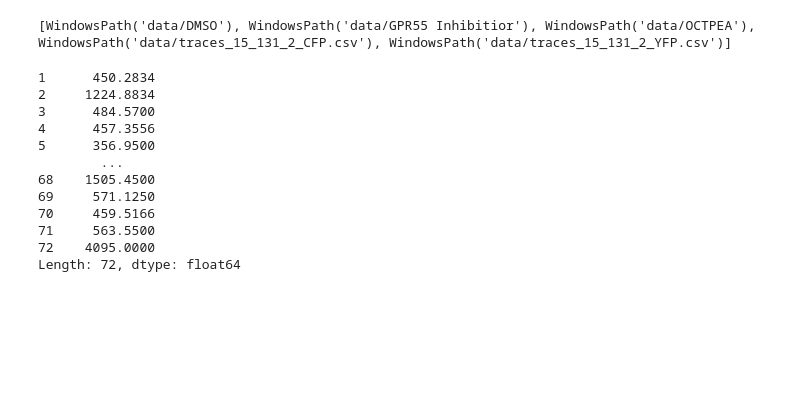
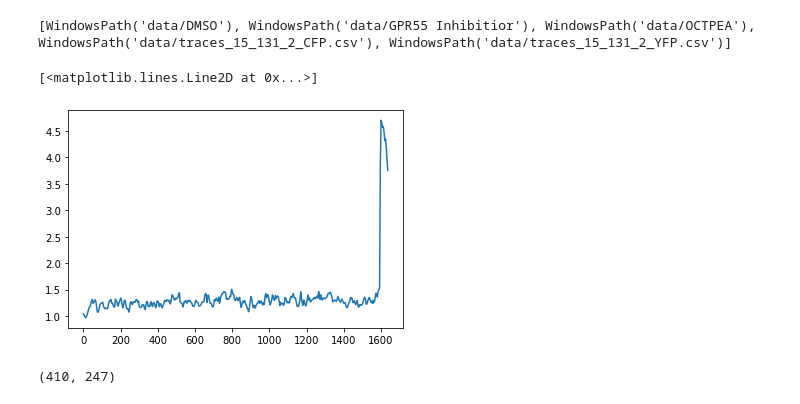
Before and after one commit to sarahigarza/Vollum_Python_ClassProj, a Jupyter notebook: live imaging with probes analysis.ipynb, the cells around one changed output. Cells and saved outputs as stored; diff of their text form; code cells hidden in the pictures; blank space fills up the shorter version.

```diff
--- a/live imaging with probes analysis.ipynb
+++ b/live imaging with probes analysis.ipynb
@@ -77,13 +77,16 @@ Ihibfiles=glob. glob(Inhibpath +"/*.csv")
 DMSO = []
 OCTPEA= []
 Ihibpath=[]
+consolidated_norm= list()
 #alldatas=[]
 for filename in DMSOfiles:
     df = pd.read_csv(filename, index_col=0, header=None, delimiter=',')
-    DMSO.append(df)
-    for i in range(len(DMSO)):
-        F0= np.mean(DMSO[i][0:5])
-
+    baseline = np.mean(df.values[:5,:], axis=0)
+    baseline.shape
+    n=df.values/baseline
+    consolidated_norm.append(n)
+concat_cells=np.concatenate(consolidated_norm, axis=1)
+meanovertime=np.mean(concat_cells, axis=1)
      #alldatas.append(DMSO)
 for filename in OCTfiles:
     df1 = pd.read_csv(filename, index_col=0, header=None, delimiter=',')
@@ -95,19 +98,12 @@ for filename in Ihibfiles:
     #alldatas.append(Ihibpath)
 #alldatass = pd.concat(li, axis=0, ignore_index=True)
 #alldata= np.array(alldatas, dtype= object)
-F0
-# %% [output]
-1      450.2834
-2     1224.8834
-3      484.5700
-4      457.3556
-5      356.9500
-        ...
-68    1505.4500
-69     571.1250
-70     459.5166
-71     563.5500
-72    4095.0000
-Length: 72, dtype: float64
 # %%
 #want to normalize all of my data within each individual trial within each condition
+# %%
+frametime=4
+times= np.arange(meanovertime.shape[0])*frametime
+plt.plot(times, meanovertime)
+# %% [output]
+[<matplotlib.lines.Line2D at 0x...>]
+[figure, added]
@@ -113,0 +114,5 @@ Length: 72, dtype: float64
+# %%
+c=np.concatenate(consolidated_norm, axis=1)
+c.shape
+# %% [output]
+(410, 247)
```
Also changed, not shown: parts of 6 cells of this notebook.
